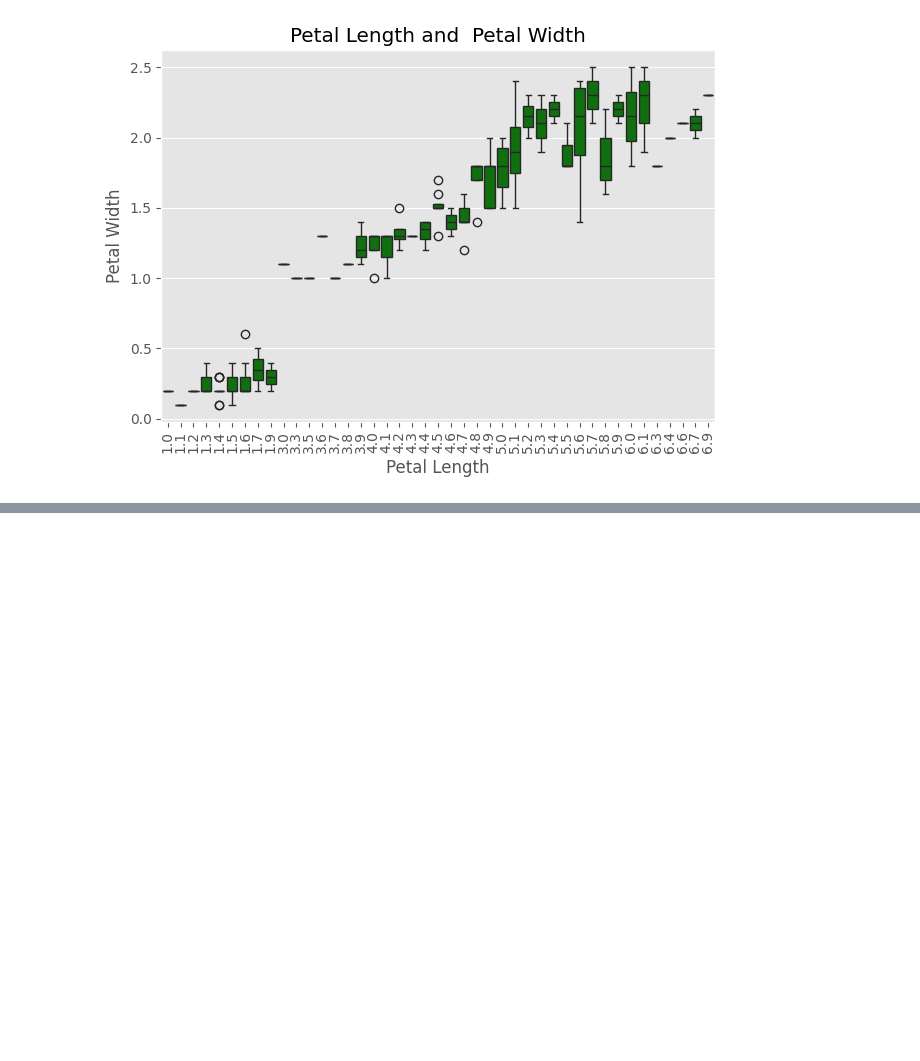
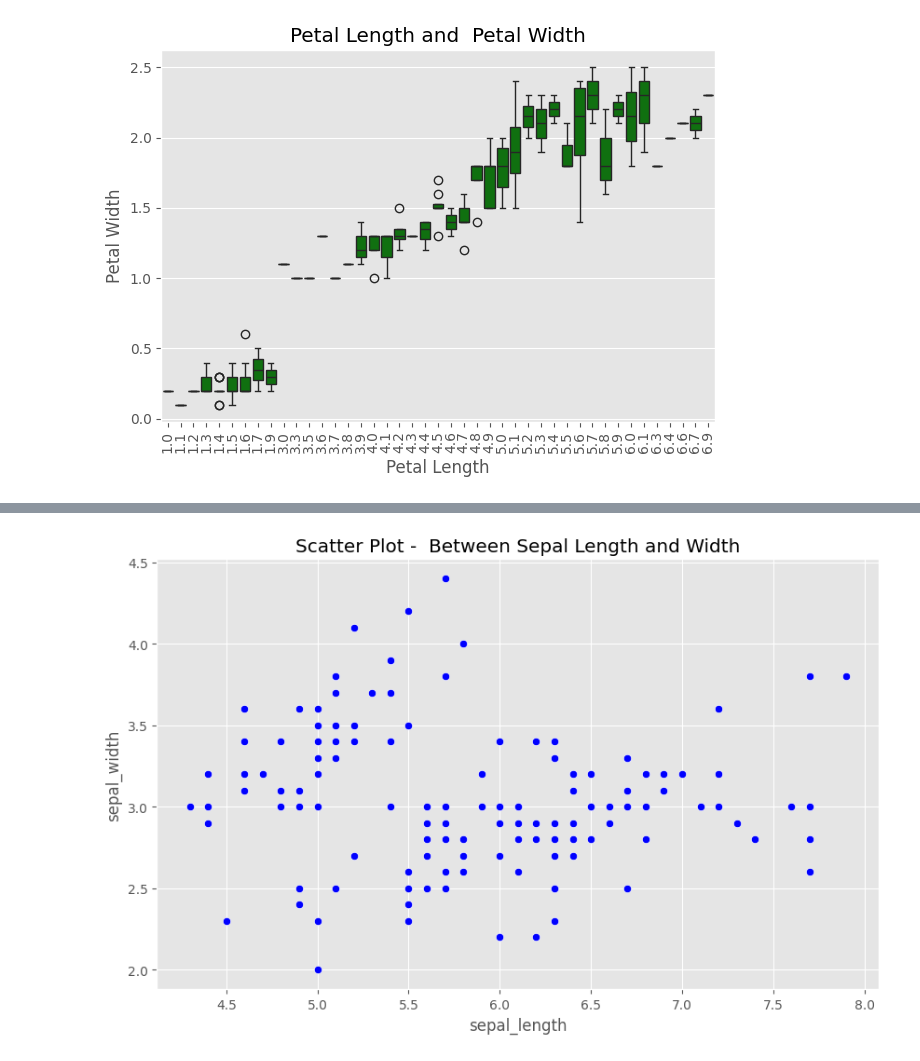
Before and after one commit to adinsa1/Data110, a Jupyter notebook: Assefa_wk10_Homework.ipynb, the cells around one changed output, grey strips where cells are left out. Drawn from its saved outputs; the diff is of its cells as text; code cells hidden in the pictures; blank space fills up the shorter version.

```diff
--- a/Assefa_wk10_Homework.ipynb
+++ b/Assefa_wk10_Homework.ipynb
@@ -161,0 +168,12 @@ plt.show()
+# %%
+# 2. Detailed Analysis by Species
+# 2.1. Comparative Analysis
+# 2.1.1. Scatter Plot - Sepal Length and Sepal Width
+
+plt.figure(figsize=(10,6))
+sns.scatterplot(data=df, x='sepal_length', y='sepal_width', color='blue')
+plt.title('Scatter Plot -  Between Sepal Length and Width')
+plt.grid(True)
+plt.show()
+# %% [output]
+[figure, added]
```
Also changed, not shown: parts of 7 cells of this notebook.
